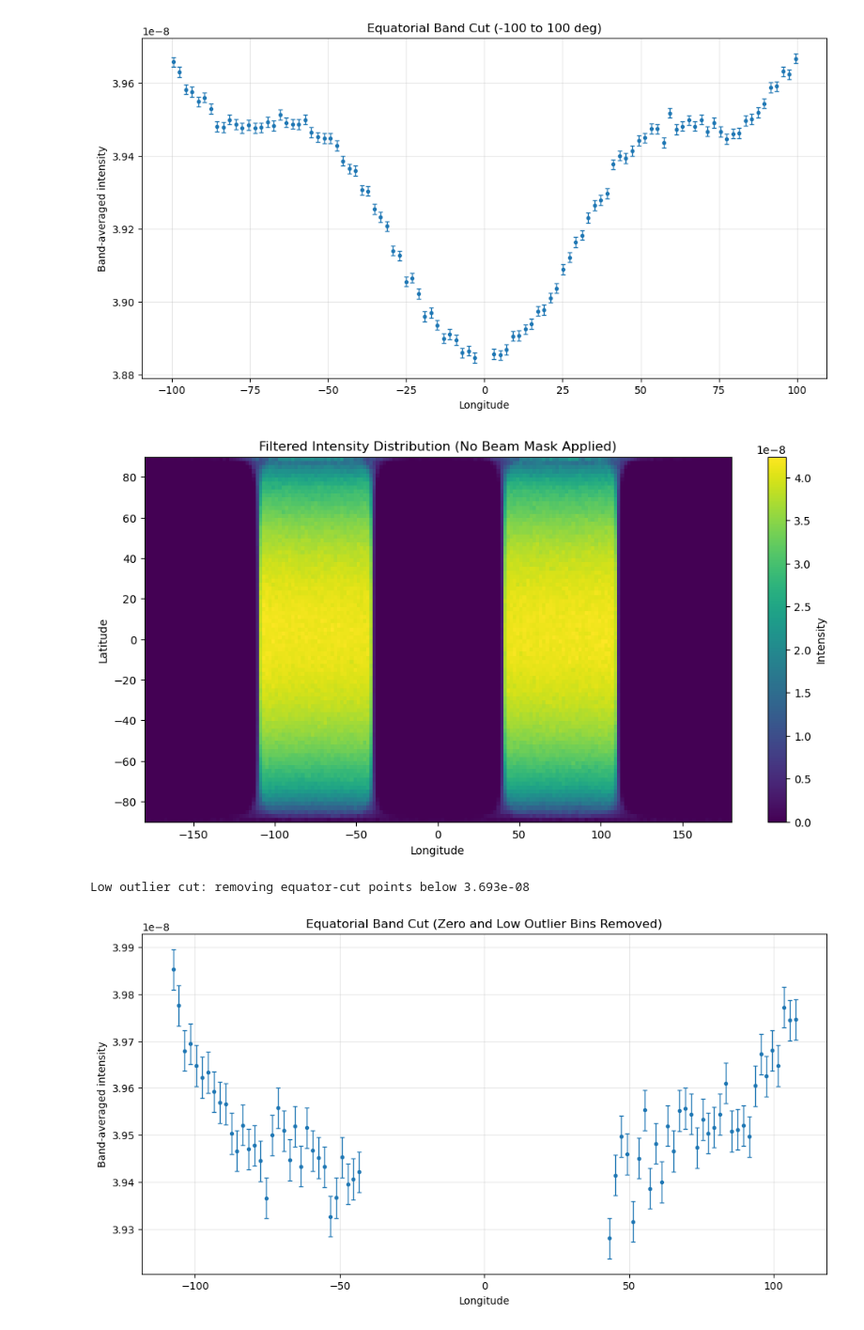
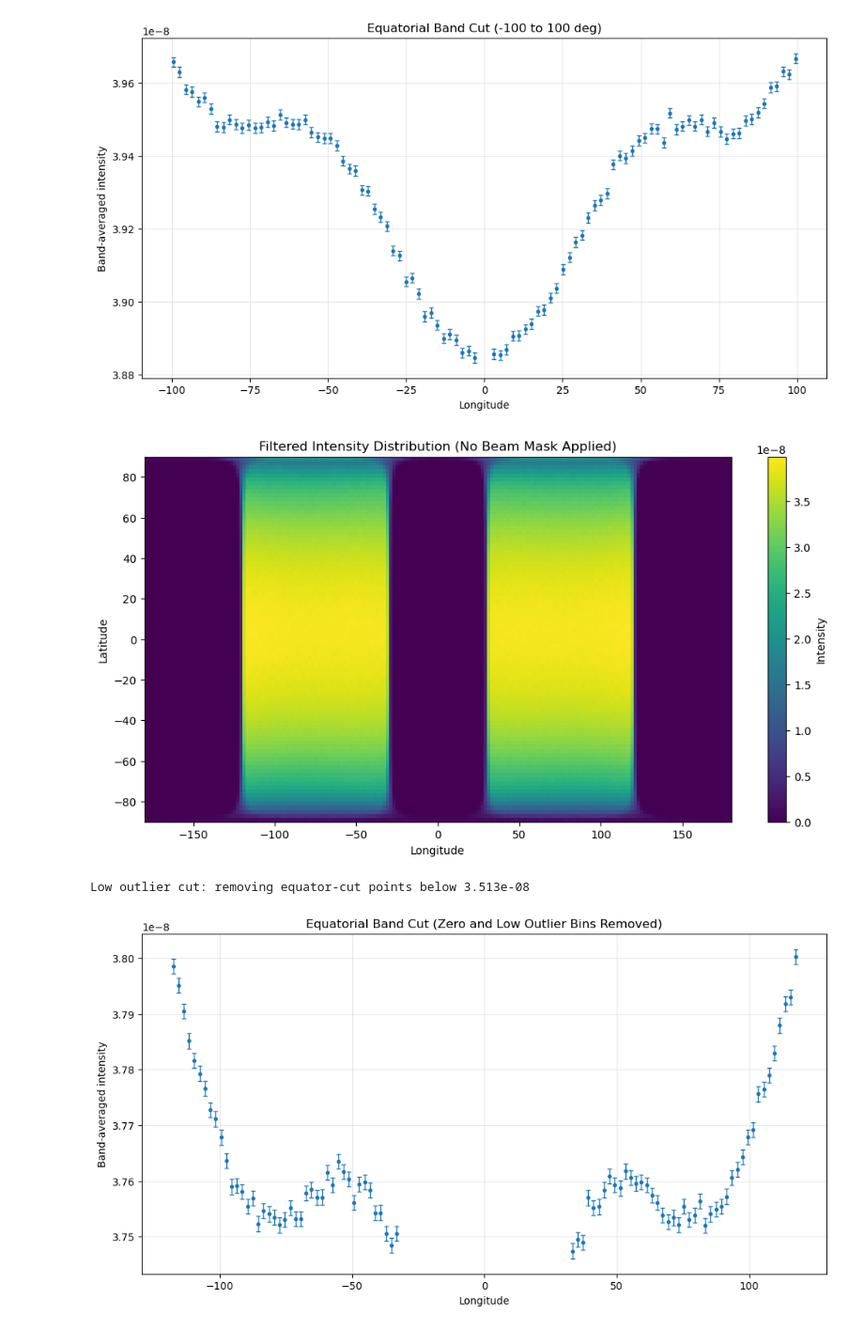
Before and after one commit to tinyThyssen/bachelor_project, a Jupyter notebook: geometry_optimization/geometry_optimization.ipynb, the cells around one changed output. Shown: that part at 94% size. Cells and saved outputs as stored; diff of their text form; code cells hidden in the pictures.

```diff
--- a/geometry_optimization/geometry_optimization.ipynb
+++ b/geometry_optimization/geometry_optimization.ipynb
@@ -160,7 +160,7 @@ Pole cut: excluding |latitude| > 85.0 deg (last 5.0 deg near each pole)
 # %%
 # Plot filtered McStas output without applying a beam mask.
 # Zero bins from the McStas angular filter are removed from the equator cut.
-sphere_mon = ms.load_data('/Users/christian/Documents/Study/bachelor_project/geometry_optimization/cylinder_instrument/filter_tests/angle_test_4')[0]  # adjust path/index if needed
+sphere_mon = ms.load_data('/Users/christian/Documents/Study/bachelor_project/geometry_optimization/cylinder_instrument/1p7to1p9_1e10/5')[0]  # adjust path/index if needed
 meta = sphere_mon.metadata
 Hmc = np.array(sphere_mon.Intensity, copy=True)
 Hmc_err = np.array(sphere_mon.Error, copy=True)
@@ -205,36 +205,36 @@ equator_band_err_nonzero = np.where(nonzero_band, equator_band_err, np.nan)
 equator_cut = np.nanmean(equator_band_nonzero, axis=0)
 valid_counts = np.sum(~np.isnan(equator_band_nonzero), axis=0)
 equator_cut_err = np.where(
     valid_counts > 0,
     np.sqrt(np.nansum(equator_band_err_nonzero**2, axis=0)) / valid_counts,
     np.nan,
 )
 
 # Remove low outlier columns caused by partially filled angular-filter edge bins.
 valid_cols = (valid_counts > 0) & np.isfinite(equator_cut) & (equator_cut > 0)
 low_outlier_threshold = 0.935 * np.nanmedian(equator_cut[valid_cols])
 valid_cols = valid_cols & (equator_cut >= low_outlier_threshold)
 print(f"Low outlier cut: removing equator-cut points below {low_outlier_threshold:.3e}")
 
 plt.figure(figsize=(12, 6))
 plt.errorbar(
     lon[valid_cols],
     equator_cut[valid_cols],
     yerr=equator_cut_err[valid_cols],
     fmt='o',
     ms=3,
     elinewidth=1,
     capsize=2,
 )
 plt.xlabel('Longitude')
 plt.ylabel('Band-averaged intensity')
 plt.title('Equatorial Band Cut (Zero and Low Outlier Bins Removed)')
 plt.grid(True, alpha=0.3)
 plt.show()
 # %% [output]
-[figure, old version]
+[figure, new version]
-Low outlier cut: removing equator-cut points below 3.693e-08
+Low outlier cut: removing equator-cut points below 3.513e-08
-[figure, old version]
+[figure, new version]
 # %%
 # Flatness test of thickness-scan equatorial cuts using symmetric side windows
 fit_min_deg = 35.0
```
Also changed, not shown: parts of 1 cell of this notebook, 58 other files.
